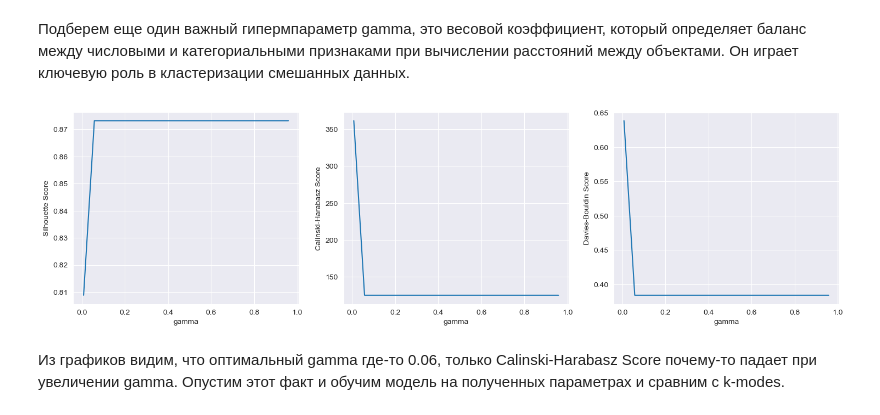
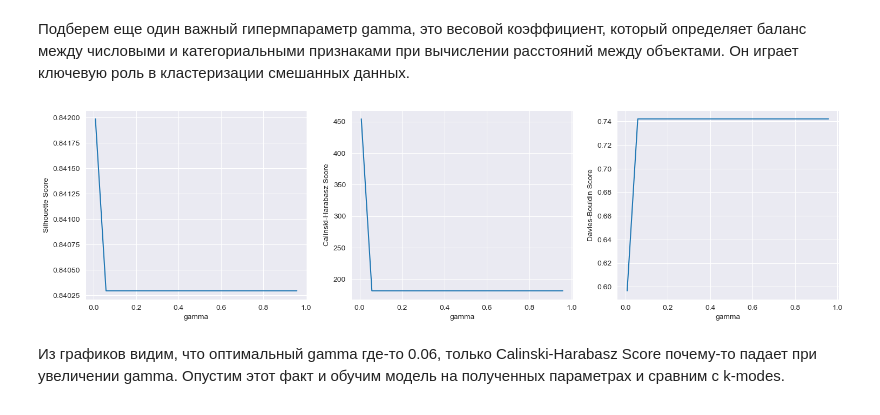
Before and after one commit to Patrick7777777/users_segmentation, a Jupyter notebook: main.ipynb, the cells around one changed output. Drawn from its saved outputs; the diff is of its cells as text; code cells hidden in the pictures.

```diff
--- a/main.ipynb
+++ b/main.ipynb
@@ -432,21 +435,21 @@ multiple_graphs(2, 'n_clusters', pd.DataFrame(trials.results).sort_values('loss'
 # %%
 X_cross = X.head(300)
 gammas = []
 s_scores =  []
 ch_scores = []
 db_scores = []
 for gamma in np.arange(0.008, 1, 0.05):
-    k_proto = KPrototypes(n_clusters=n_proto, init='Huang', random_state=42, n_jobs=-1, gamma=round(gamma, 2))
+    k_proto = KPrototypes(n_clusters=15, init='Huang', random_state=42, n_jobs=-1, gamma=round(gamma, 2))
     clusters = k_proto.fit_predict(X_cross, categorical=cats)
     gammas.append(gamma)
     metrics = scores_calc(X_cross, clusters, 'precomputed')
     s_scores.append(metrics[0])
     ch_scores.append(metrics[1])
     db_scores.append(metrics[2])
 test_results = pd.DataFrame({'gamma':gammas, 'Silhouette Score': s_scores,'Calinski-Harabasz Score': ch_scores, 'Davies-Bouldin Score': db_scores })
 multiple_graphs(3, 'gamma', test_results)
 # %% [output]
-[figure, old version]
+[figure, new version]
 # %% [markdown]
 Из графиков видим, что оптимальный gamma где-то 0.06, только Calinski-Harabasz Score почему-то падает при увеличении gamma.
 Опустим этот факт и обучим модель на полученных параметрах и сравним с k-modes.
```
Also changed, not shown: parts of 13 cells of this notebook, 3 other files.
